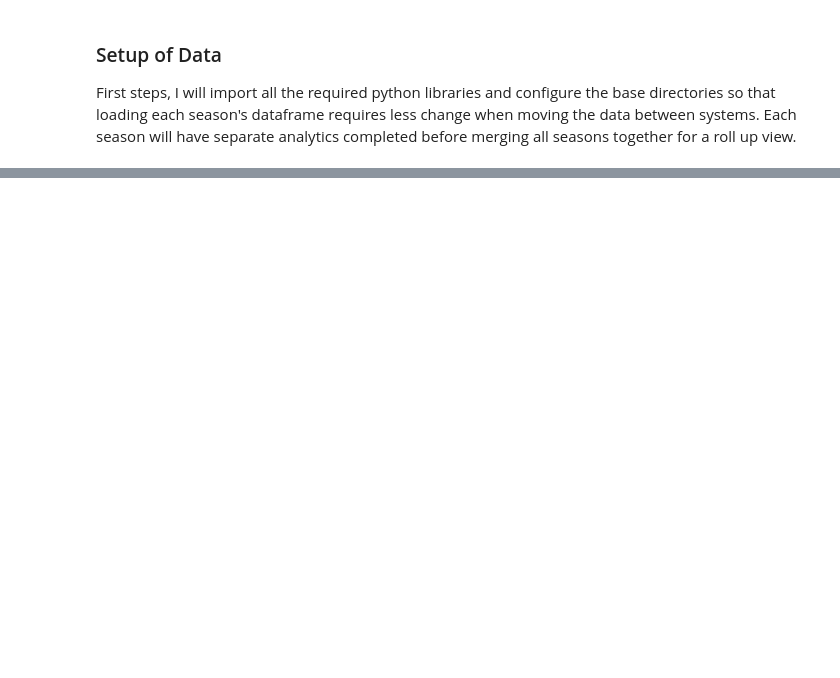
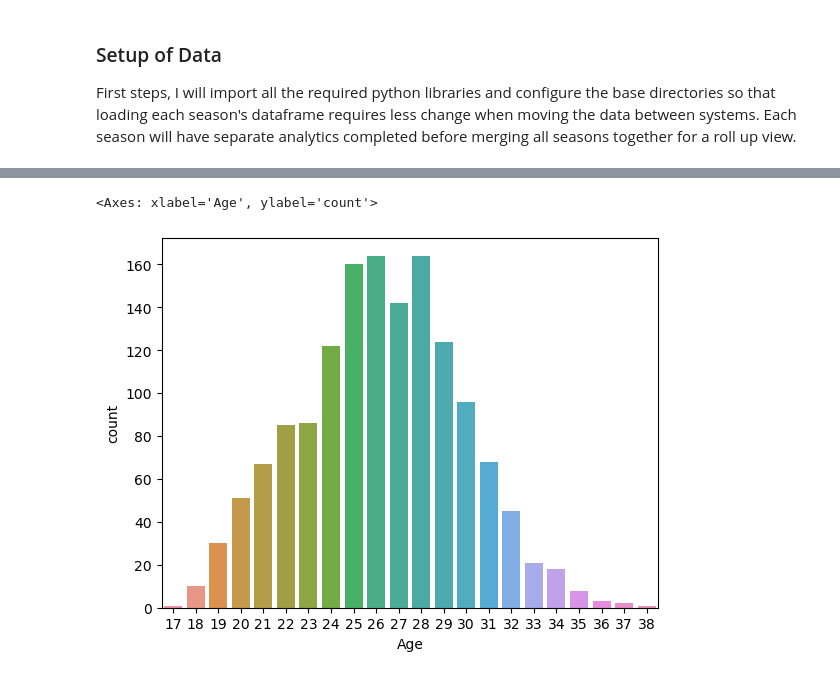
Before and after one commit to ascrivs/studious-couscous, a Jupyter notebook: DSA-Project.ipynb, the cells around one changed output, grey strips where cells are left out. Cells and saved outputs as stored; diff of their text form; code cells hidden in the pictures; blank space fills up the shorter version.

```diff
--- a/DSA-Project.ipynb
+++ b/DSA-Project.ipynb
@@ -160,0 +83,12 @@ season_15_16.head()
+# %%
+num_df_li = [var for var in player_meta.columns if player_meta[var].dtype != 'O']
+
+num_df = player_meta[num_df_li]
+
+num_df
+
+
+sbn.countplot(player_meta,x="Age")
+# %% [output]
+<Axes: xlabel='Age', ylabel='count'>
+[figure, added]
```
Also changed, not shown: parts of 6 cells of this notebook, 7 other files.
